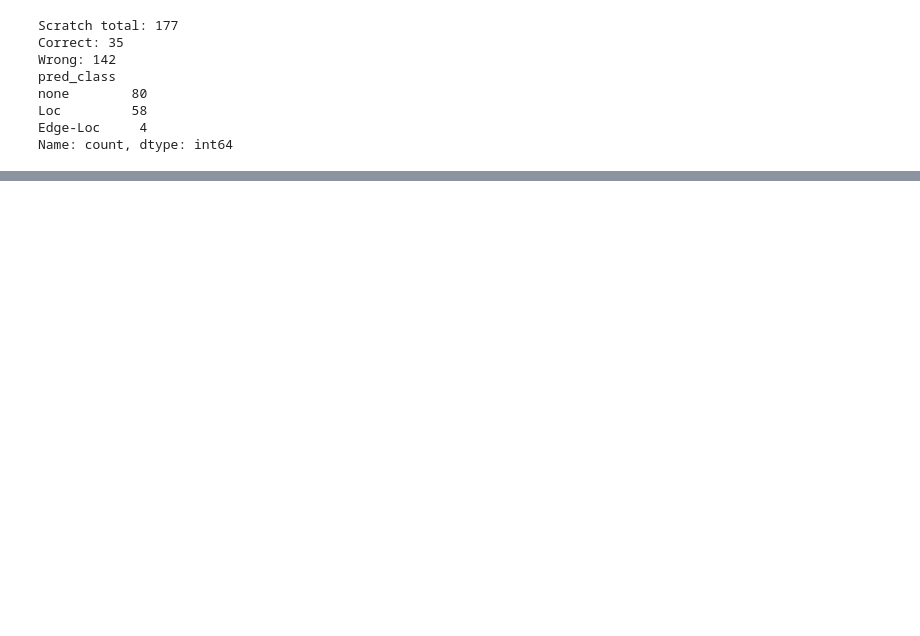
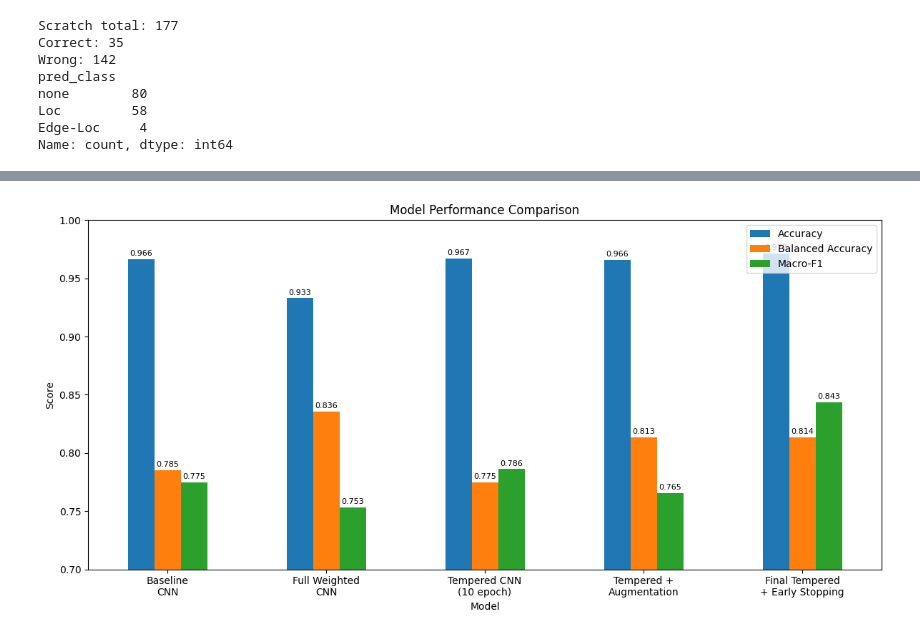
Before and after one commit to seunghyun949-dot/wafer-map-defect-classification, a Jupyter notebook: notebooks/wafer_project.ipynb, the cells around one changed output, grey strips where cells are left out. Cells and saved outputs as stored; diff of their text form; code cells hidden in the pictures; blank space fills up the shorter version.

Commit message:
Add final model results and Day 12 analysis

```diff
--- a/notebooks/wafer_project.ipynb
+++ b/notebooks/wafer_project.ipynb
@@ -4919,0 +8323,85 @@ display(error_pairs.head(20))
+# %%
+# ============================================================
+# DAY 12-2 FINAL
+# Polished Model Comparison Plot
+# ============================================================
+
+import matplotlib.pyplot as plt
+
+plot_df = final_comparison_df.copy()
+
+plot_df["Model"] = [
+    "Baseline\nCNN",
+    "Full Weighted\nCNN",
+    "Tempered CNN\n(10 epoch)",
+    "Tempered +\nAugmentation",
+    "Final Tempered\n+ Early Stopping"
+]
+
+ax = plot_df.set_index("Model")[
+    [
+        "Accuracy",
+        "Balanced Accuracy",
+        "Macro-F1"
+    ]
+].plot(
+    kind="bar",
+    figsize=(12, 6)
+)
+
+plt.title(
+    "Model Performance Comparison"
+)
+
+plt.ylabel(
+    "Score"
+)
+
+plt.xlabel(
+    "Model"
+)
+
+plt.ylim(
+    0.70,
+    1.00
+)
+
+plt.xticks(
+    rotation=0
+)
+
+plt.legend(
+    loc="upper right"
+)
+
+# 막대 위 score 표시
+for container in ax.containers:
+
+    ax.bar_label(
+        container,
+        fmt="%.3f",
+        padding=2,
+        fontsize=8
+    )
+
+plt.tight_layout()
+
+comparison_plot_path = (
+    RESULTS_DIR /
+    "final_model_comparison.png"
+)
+
+plt.savefig(
+    comparison_plot_path,
+    dpi=200,
+    bbox_inches="tight"
+)
+
+plt.show()
+
+print(
+    "Saved:",
+    comparison_plot_path
+)
+# %% [output]
+[figure, added]
```
Also changed, not shown: parts of 50 cells of this notebook, 10 other files.
